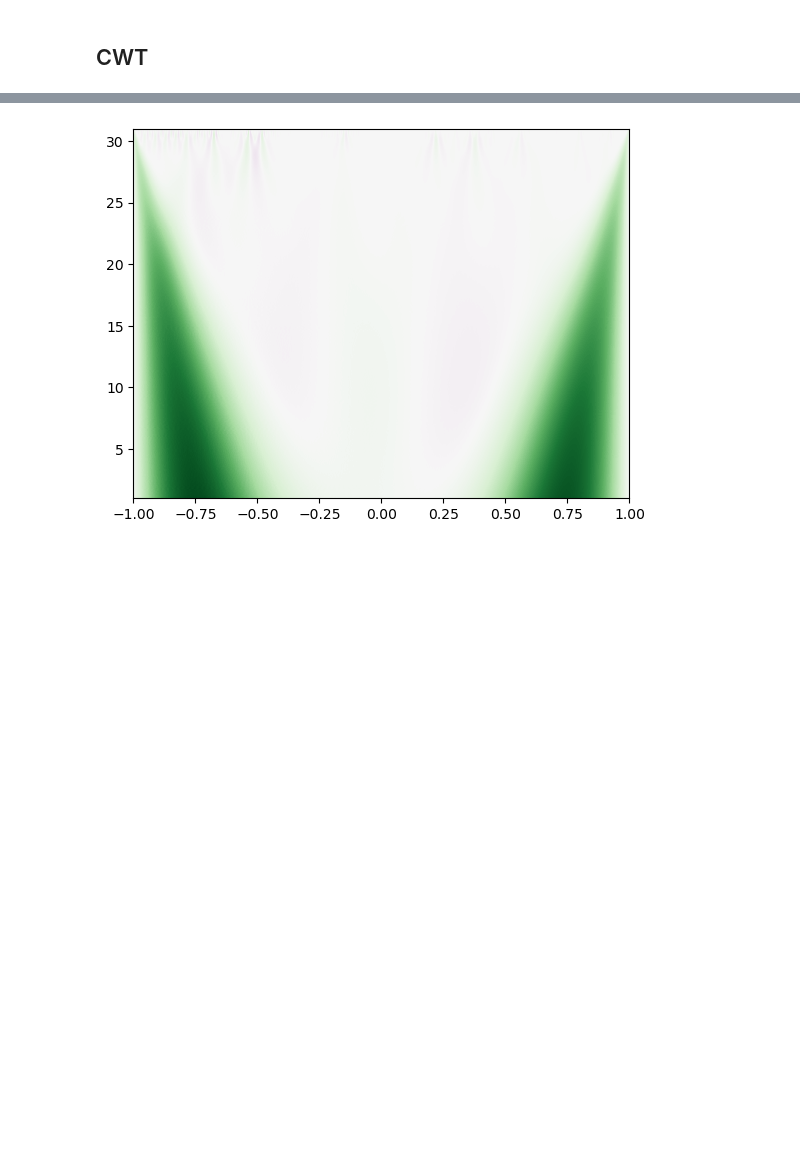
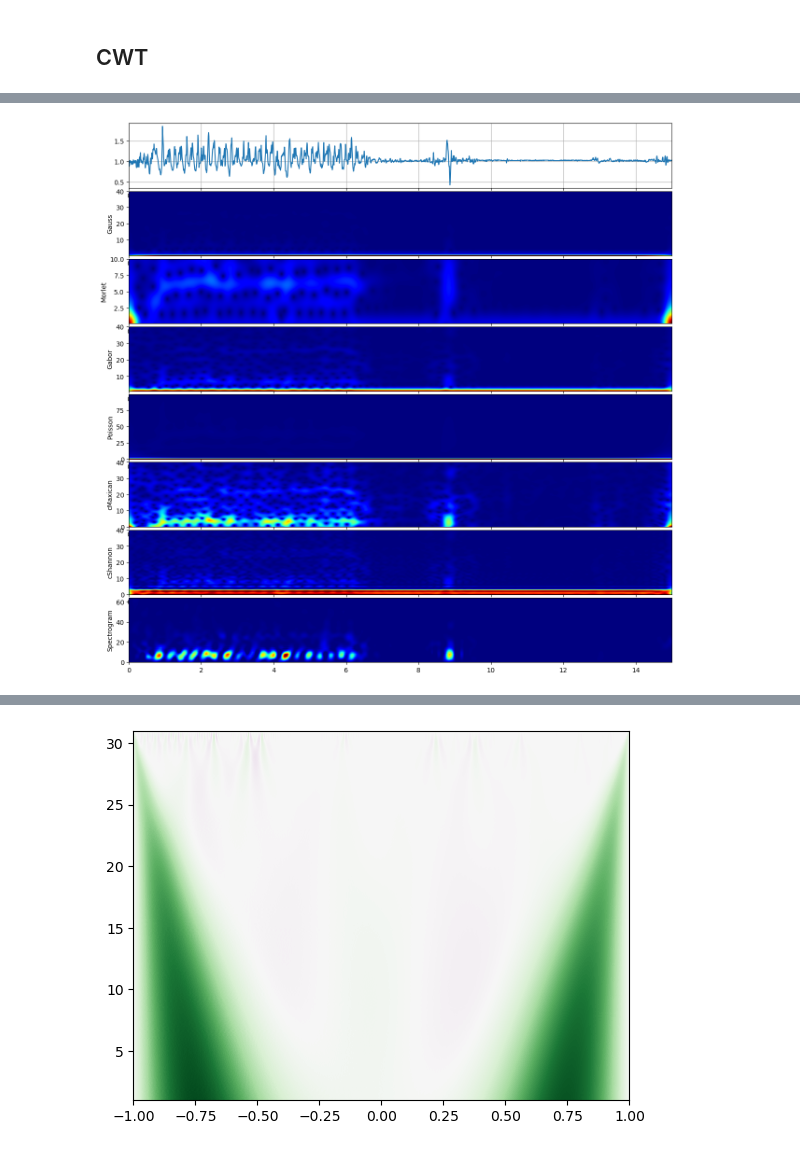
Before and after one commit to ianpark318/ETRI2023, a Jupyter notebook: EDA_gang.ipynb, the cells around one changed output, grey strips where cells are left out. Drawn from its saved outputs; the diff is of its cells as text; code cells hidden in the pictures; blank space fills up the shorter version.

```diff
--- a/EDA_gang.ipynb
+++ b/EDA_gang.ipynb
@@ -397,0 +442,8 @@ acc_scalar_247 = plot_Acc_scalar(df_e4Acc_fir, 247)
+# %%
+
+fs = 128 # sampling frequency    ### 주파수 얼마 해야될지.
+t = np.arange(len(acc_scalar_247))/fs   ## t 도 기준. -> 알아와
+
+cwt.compare_cwt_example(np.asarray(acc_scalar_245),t,fs=fs)
+# %% [output]
+[figure, added]
```
Also changed, not shown: parts of 14 cells of this notebook.
